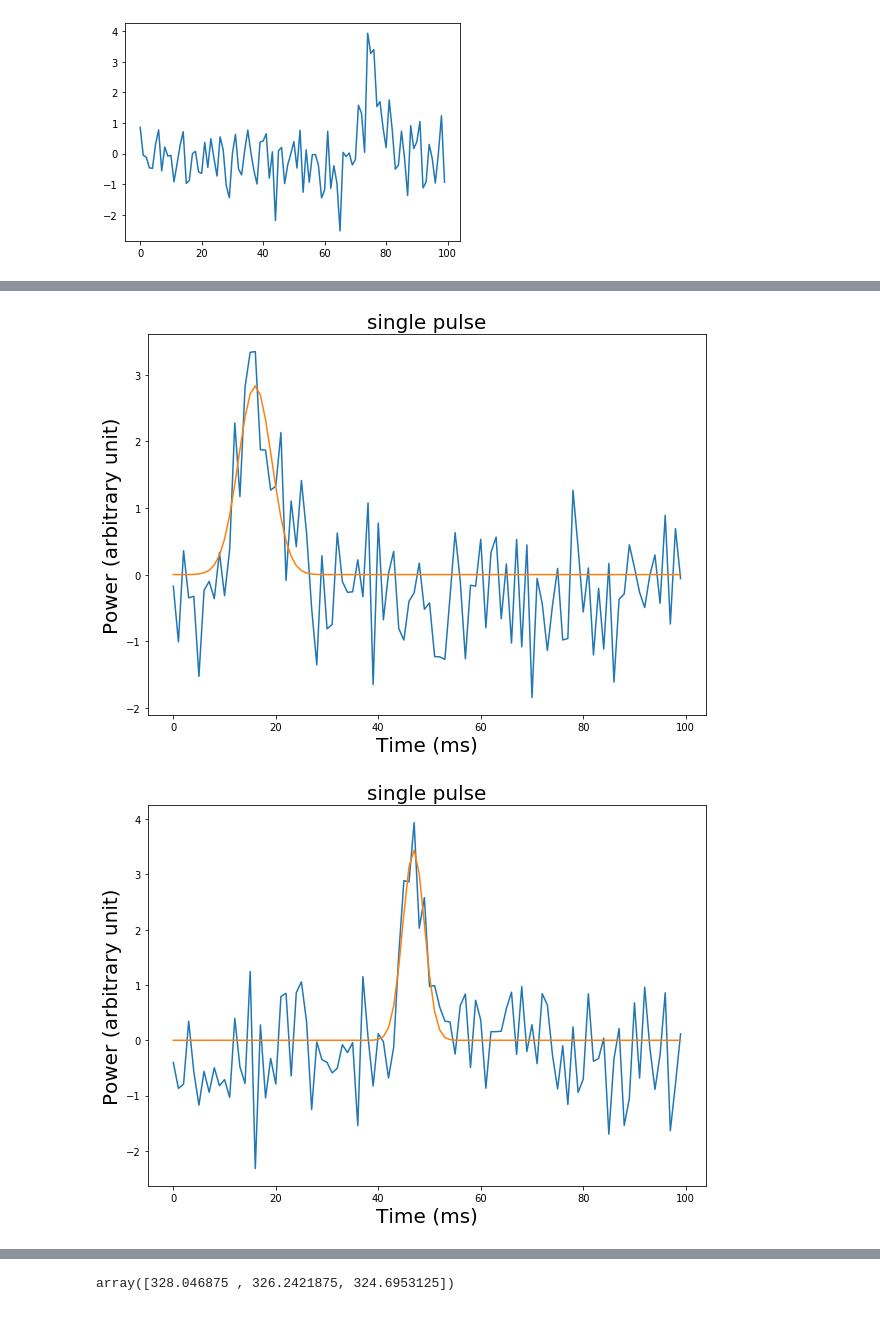
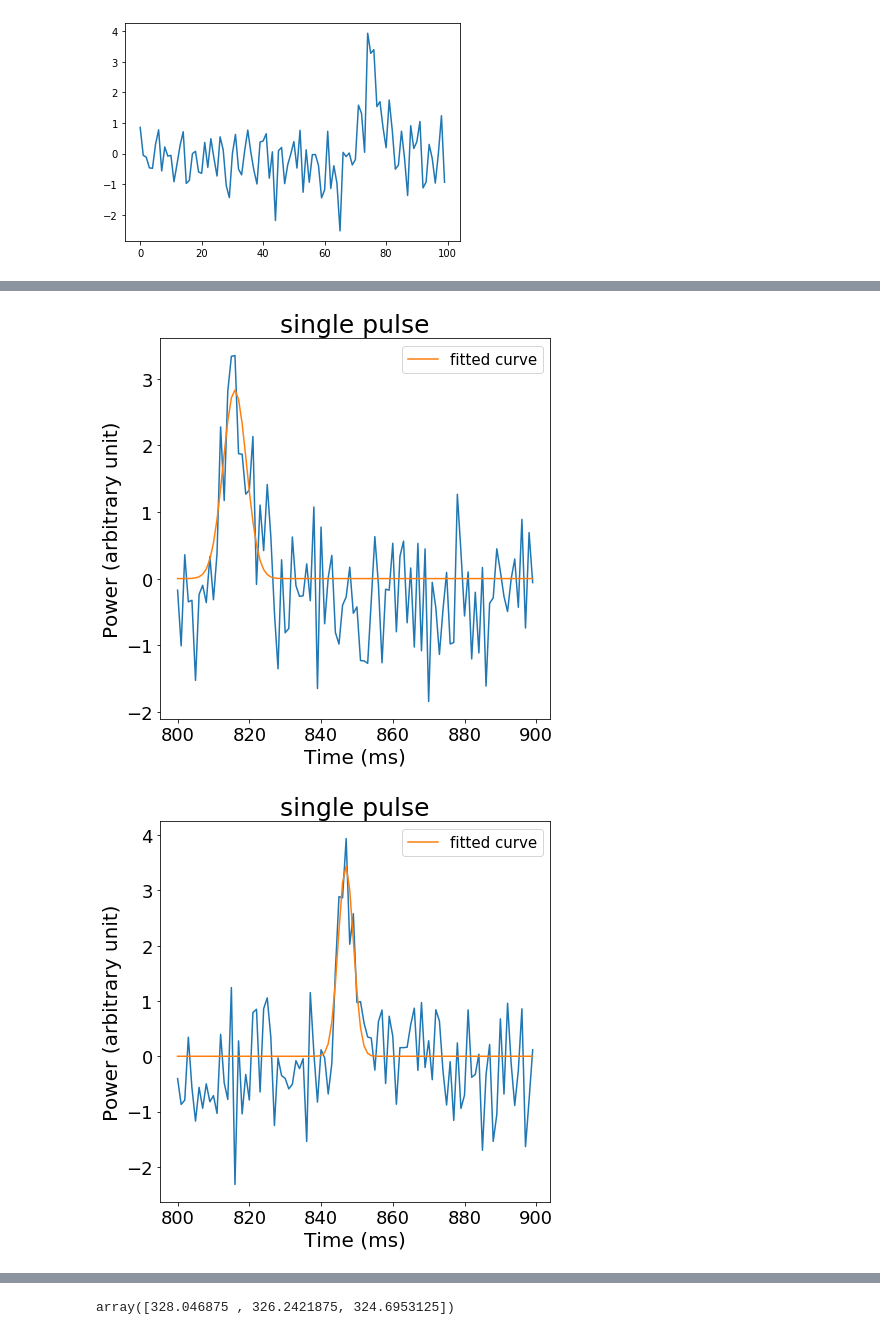
Before and after one commit to julioandrianjafy/Vela_Pulsar_data_analysis, a Jupyter notebook: vela_pulsar_data_analysis_2.ipynb, the cells around one changed output, grey strips where cells are left out. Saved outputs shown, nothing was run; the diff lists cells and outputs as text; code cells hidden in the pictures.

```diff
--- a/vela_pulsar_data_analysis_2.ipynb
+++ b/vela_pulsar_data_analysis_2.ipynb
@@ -5,6 +5,11 @@ import matplotlib.pyplot as plt
 # %%
 # Load the data
 DS = np.loadtxt('Dispersedpulses.txt', delimiter=',')
+# %%
+params={'axes.titlesize':25,
+         'xtick.labelsize':18,
+         'ytick.labelsize':18,'axes.labelsize':25}
+plt.rcParams.update(params)
 # %%
 print(DS.shape)
 # %% [output]
@@ -71,10 +76,10 @@ from scipy.optimize import curve_fit
 def gaussian(x,amp,mu,sigma):
     return amp*np.exp(-(x - mu)**2/(2*sigma**2))
 # %%
-xi = np.arange(len(Mydict[0]))
+xi = np.arange(800,900)
 # %%
 # Initial guess
-guess = [[3,19,5], [4,46,3],[4,76,3]]
+guess = [[3,819,5], [4,846,3],[4,876,3]]
 # %%
 params = []
 arr = []
@@ -85,13 +101,15 @@ for i in range(len(Mydict)):
 # %%
 for i in range(len(Mydict)):
-    plt.figure(figsize=[10,7])
-    plt.title('single pulse', fontsize = 20)
+    plt.figure(figsize=[7,7])
+    plt.title('single pulse')
     plt.xlabel('Time (ms)', fontsize = 20)
     plt.ylabel('Power (arbitrary unit)', fontsize = 20)
-    plt.plot(Mydict[i])
+    plt.plot(xi, Mydict[i])
     prms = params[i]
     ypred = gaussian(xi, prms[0], prms[1], prms[2])
-    plt.plot(ypred)
+    plt.plot(xi, ypred, label = 'fitted curve')
+    plt.legend(fontsize = 15)
+    plt.savefig('singlep' + str(i))
 # %% [output]
-[figure, old version]
+[figure, new version]
-[figure, old version]
+[figure, new version]
```
Also changed, not shown: parts of 10 cells of this notebook, 3 other files.
